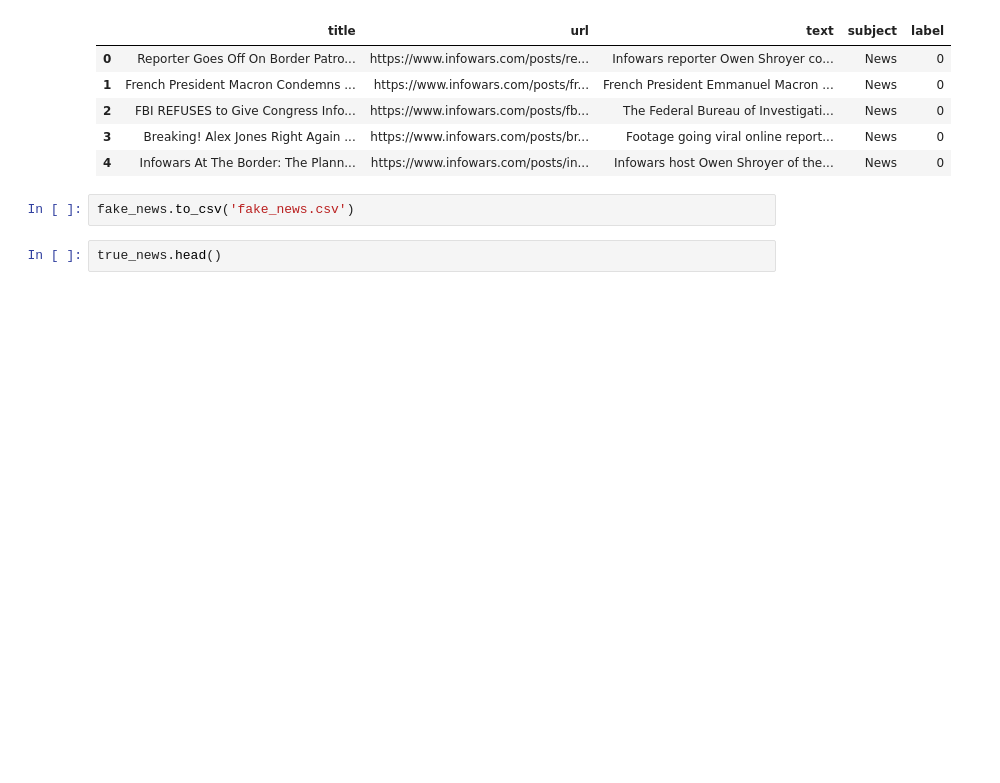
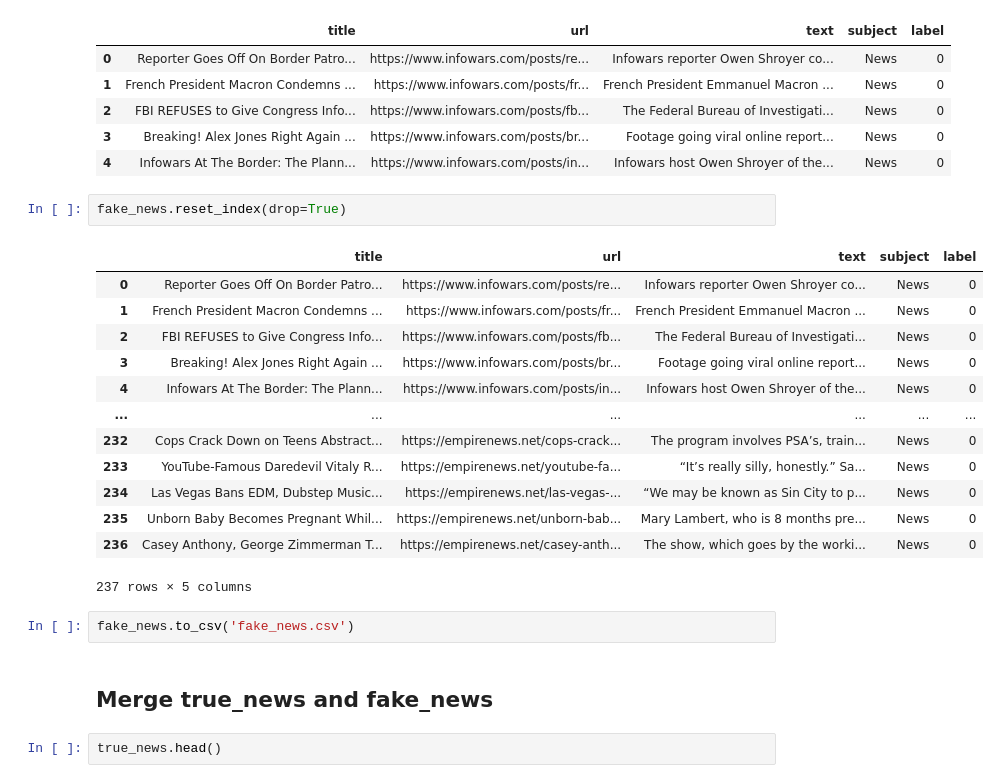
Before and after one commit to chuannarongvat/anlp_at2, a Jupyter notebook: news_api.ipynb, the cells around one changed output. Drawn from its saved outputs; the diff is of its cells as text; blank space fills up the shorter version.

```diff
--- a/news_api.ipynb
+++ b/news_api.ipynb
@@ -471,8 +487,26 @@ fake_news.head()
 | 2 | FBI REFUSES to Give Congress Info... | https://www.infowars.com/posts/fb... | The Federal Bureau of Investigati... | News | 0 |
 | 3 | Breaking! Alex Jones Right Again ... | https://www.infowars.com/posts/br... | Footage going viral online report... | News | 0 |
 | 4 | Infowars At The Border: The Plann... | https://www.infowars.com/posts/in... | Infowars host Owen Shroyer of the... | News | 0 |
+# %%
+fake_news.reset_index(drop=True)
+# %% [output]
+|  | title | url | text | subject | label |
+| 0 | Reporter Goes Off On Border Patro... | https://www.infowars.com/posts/re... | Infowars reporter Owen Shroyer co... | News | 0 |
+| 1 | French President Macron Condemns ... | https://www.infowars.com/posts/fr... | French President Emmanuel Macron ... | News | 0 |
+| 2 | FBI REFUSES to Give Congress Info... | https://www.infowars.com/posts/fb... | The Federal Bureau of Investigati... | News | 0 |
+| 3 | Breaking! Alex Jones Right Again ... | https://www.infowars.com/posts/br... | Footage going viral online report... | News | 0 |
+| 4 | Infowars At The Border: The Plann... | https://www.infowars.com/posts/in... | Infowars host Owen Shroyer of the... | News | 0 |
+| ... | ... | ... | ... | ... | ... |
+| 232 | Cops Crack Down on Teens Abstract... | https://empirenews.net/cops-crack... | The program involves PSA’s, train... | News | 0 |
+| 233 | YouTube-Famous Daredevil Vitaly R... | https://empirenews.net/youtube-fa... | “It’s really silly, honestly.” Sa... | News | 0 |
+| 234 | Las Vegas Bans EDM, Dubstep Music... | https://empirenews.net/las-vegas-... | “We may be known as Sin City to p... | News | 0 |
+| 235 | Unborn Baby Becomes Pregnant Whil... | https://empirenews.net/unborn-bab... | Mary Lambert, who is 8 months pre... | News | 0 |
+| 236 | Casey Anthony, George Zimmerman T... | https://empirenews.net/casey-anth... | The show, which goes by the worki... | News | 0 |
+237 rows × 5 columns
 # %%
 fake_news.to_csv('fake_news.csv')
+# %% [markdown]
+## Merge true_news and fake_news
 # %%
 true_news.head()
 # %% [output]
```
Also changed, not shown: parts of 3 cells of this notebook.
